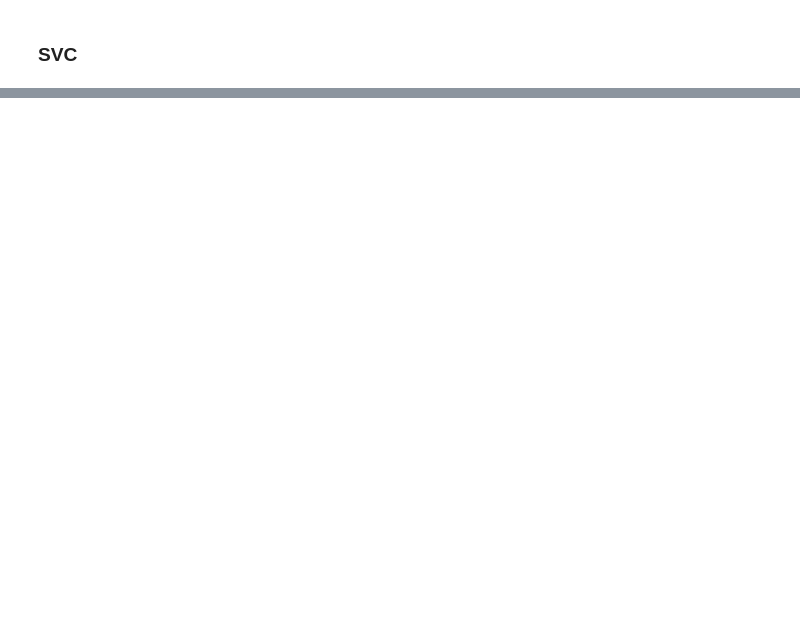
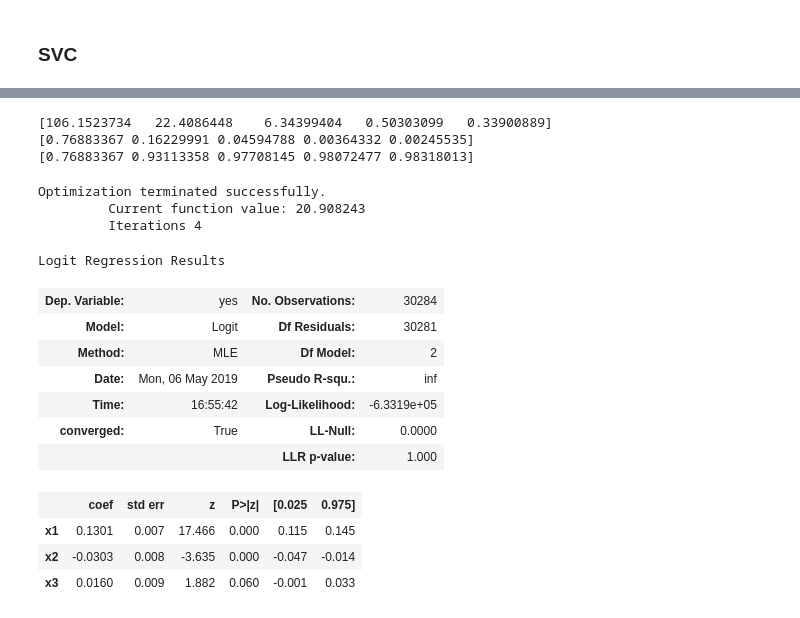
Before and after one commit to VicciFan/DSiP, a Jupyter notebook: Project/Part 2 and Part 3.ipynb, the cells around one changed output, grey strips where cells are left out. Cells and saved outputs as stored; diff of their text form; code cells hidden in the pictures; blank space fills up the shorter version.

```diff
--- a/Project/Part 2 and Part 3.ipynb
+++ b/Project/Part 2 and Part 3.ipynb
@@ -670,0 +747,8 @@ print('Test accuracy:',np.round(reg.score(X_test, Y_test),3), ', MSE Loss is:',
+# %%
+print (pcaXmodel.explained_variance_)
+print (pcaXmodel.explained_variance_ratio_)
+print (pcaXmodel.explained_variance_ratio_.cumsum())
+# %% [output]
+[106.1523734   22.4086448    6.34399404   0.50303099   0.33900889]
+[0.76883367 0.16229991 0.04594788 0.00364332 0.00245535]
+[0.76883367 0.93113358 0.97708145 0.98072477 0.98318013]
@@ -670,0 +757,24 @@ print('Test accuracy:',np.round(reg.score(X_test, Y_test),3), ', MSE Loss is:',
+# %%
+# Compute the euclidean distance ( 3 PC )
+#euclidean = np.zeros(X.shape[0])
+#for i in range(3):
+#    euclidean += (pcaX[:,i] - np.mean(pcaX[:,:3]))**2/np.var(pcaX[:,:3])
+
+logit = sm.Logit(Y, pcaX).fit()
+display(logit.summary())
+# %% [output]
+Optimization terminated successfully.
+         Current function value: 20.908243
+         Iterations 4
+Logit Regression Results
+| Dep. Variable: | yes | No. Observations: | 30284 |
+| Model: | Logit | Df Residuals: | 30281 |
+| Method: | MLE | Df Model: | 2 |
+| Date: | Mon, 06 May 2019 | Pseudo R-squ.: | inf |
+| Time: | 16:55:42 | Log-Likelihood: | -6.3319e+05 |
+| converged: | True | LL-Null: | 0.0000 |
+|  |  | LLR p-value: | 1.000 |
+|  | coef | std err | z | P>|z| | [0.025 | 0.975] |
+| x1 | 0.1301 | 0.007 | 17.466 | 0.000 | 0.115 | 0.145 |
+| x2 | -0.0303 | 0.008 | -3.635 | 0.000 | -0.047 | -0.014 |
+| x3 | 0.0160 | 0.009 | 1.882 | 0.060 | -0.001 | 0.033 |
```
Also changed, not shown: parts of 16 cells of this notebook.
